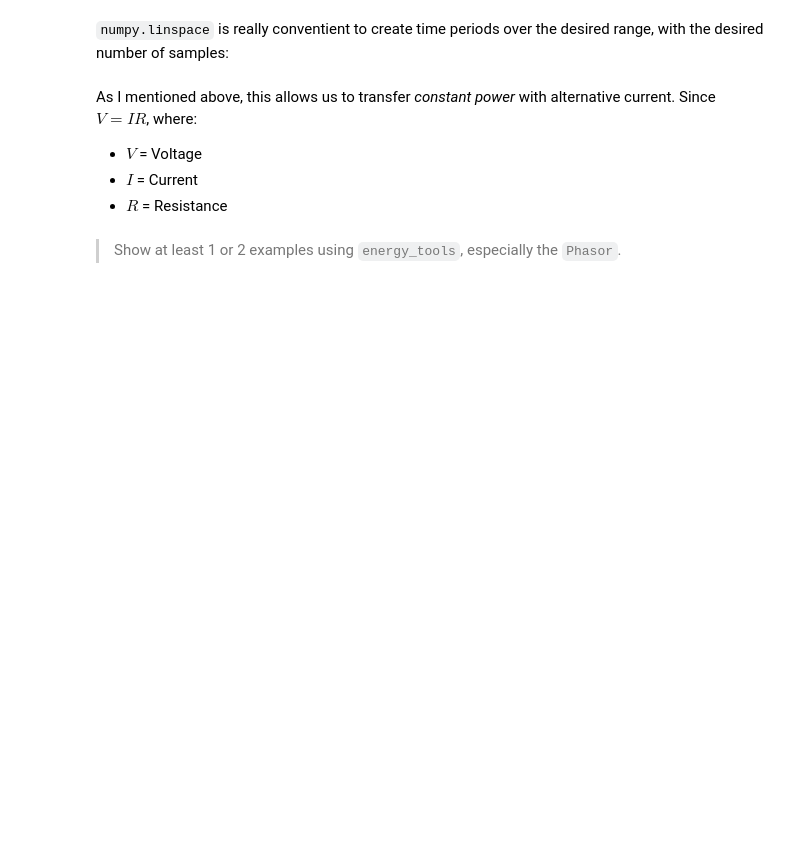
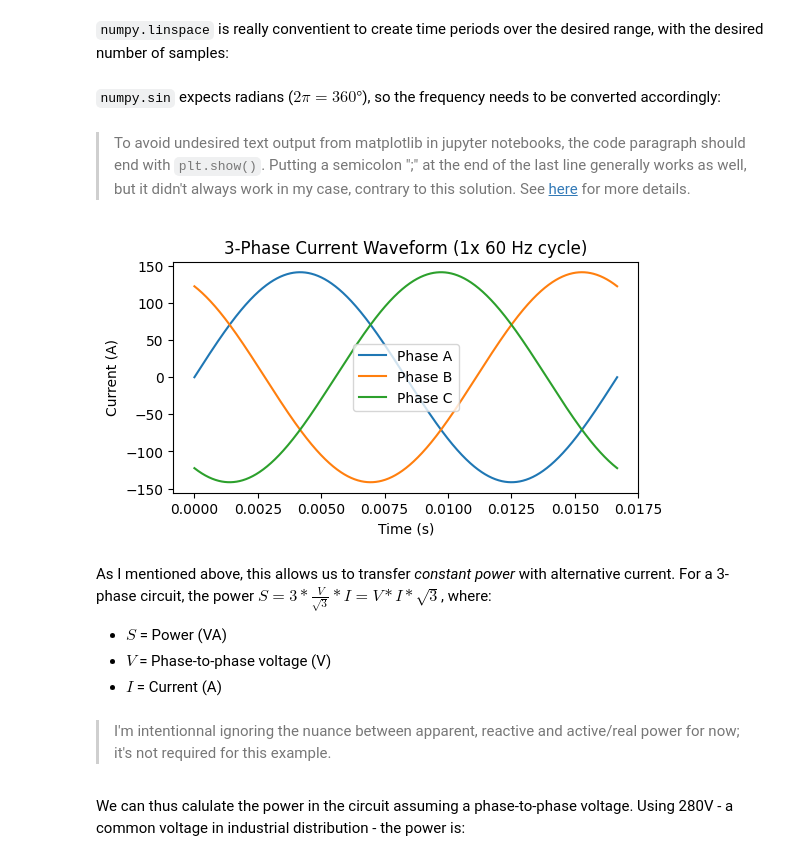
Before and after one commit to miek770/blog, a Jupyter notebook: raws/2023-07-xx.ipynb, the cells around one changed output. Cells and saved outputs as stored; diff of their text form; code cells hidden in the pictures; blank space fills up the shorter version.

```diff
--- a/raws/2023-07-xx.ipynb
+++ b/raws/2023-07-xx.ipynb
@@ -25,0 +31,4 @@ amplitude = 100  # Amperes
+# %%
+freq_hz = 60  # Frequency (Hz)
+samples = 1000  # Number of samples (unitless)
+current = 100   # RMS current (A)
@@ -26,30 +37,36 @@ amplitude = 100  # Amperes
+# %%
+i_peak = current * 2**0.5  # Peak current (A)
 # %% [markdown]
 `numpy.linspace` is really conventient to create time periods over the desired range, with the desired number of samples:
 # %%
 # Time domain
-t = np.linspace(0, 1 / frequency, samples)
+t = np.linspace(0, 1 / freq_hz, samples)
+# %% [markdown]
+`numpy.sin` expects radians ($2\pi=360°$), so the frequency needs to be converted accordingly:
 # %%
-
 # Currents for phases A, B and C
-Ia = amplitude * np.sin(2 * np.pi * frequency * t)
-Ib = amplitude * np.sin(2 * np.pi * frequency * t + (2 * np.pi / 3))
-Ic = amplitude * np.sin(2 * np.pi * frequency * t + (4 * np.pi / 3))
+Ia = i_peak * np.sin(2 * np.pi * freq_hz * t)
+Ib = i_peak * np.sin(2 * np.pi * freq_hz * t + (2 * np.pi / 3))
+Ic = i_peak * np.sin(2 * np.pi * freq_hz * t + (4 * np.pi / 3))
+# %% [markdown]
+> To avoid undesired text output from matplotlib in jupyter notebooks, the code paragraph should end with `plt.show()`. Putting a semicolon ";" at the end of the last line generally works as well, but it didn't always work in my case, contrary to this solution. See [here](https://stackoverflow.com/questions/45516770/how-do-i-omit-matplotlib-printed-output-in-python-jupyter-notebook) for more details.
 # %%
-# Plot the time-domain waveform over 1 cycle
-plt.figure(figsize=(12, 6))
-plt.subplot(2, 2, 1)
-t = np.linspace(0, 1 / frequency, samples)
+plt.figure(figsize=(6, 3))
 
-plt.plot(t, Ia, label='Phase A')
-plt.plot(t, Ib, label='Phase B')
-plt.plot(t, Ic, label='Phase C')
+plt.plot(t, Ia, label="Phase A")
+plt.plot(t, Ib, label="Phase B")
+plt.plot(t, Ic, label="Phase C")
 
-plt.xlabel('Time (s)')
-plt.ylabel('Current (A)')
-plt.title(f"3-Phase Current Waveform (1x {frequency} Hz cycle)")
+plt.xlabel("Time (s)")
+plt.ylabel("Current (A)")
+plt.title(f"3-Phase Current Waveform (1x {freq_hz} Hz cycle)")
 plt.legend()
+
+plt.show()
+# %% [output]
+[figure, added]
 # %% [markdown]
-As I mentioned above, this allows us to transfer *constant power* with alternative current. Since $V = IR$, where:
-* $V$ = Voltage
-* $I$ = Current
-* $R$ = Resistance
+As I mentioned above, this allows us to transfer *constant power* with alternative current. For a 3-phase circuit, the power $S = 3 * \frac{V}{\sqrt{3}} * I = V * I * \sqrt{3}$, where:
+* $S$ = Power (VA)
+* $V$ = Phase-to-phase voltage (V)
+* $I$ = Current (A)
@@ -116,2 +73,4 @@ plt.show()
-# %% [markdown]
-> Show at least 1 or 2 examples using `energy_tools`, especially the `Phasor`.
+# %% [markdown]
+> I'm intentionnal ignoring the nuance between apparent, reactive and active/real power for now; it's not required for this example.
+# %% [markdown]
+We can thus calulate the power in the circuit assuming a phase-to-phase voltage. Using 280V - a common voltage in industrial distribution - the power is:
```
Also changed, not shown: parts of 43 cells of this notebook.
